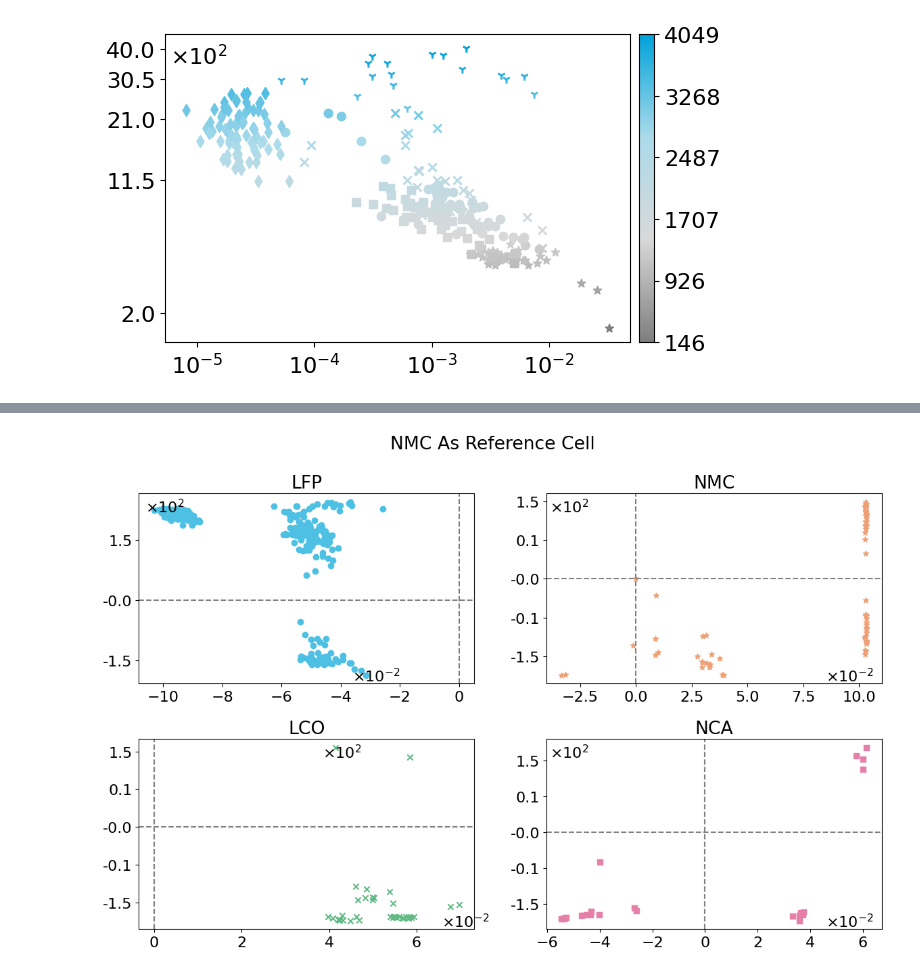
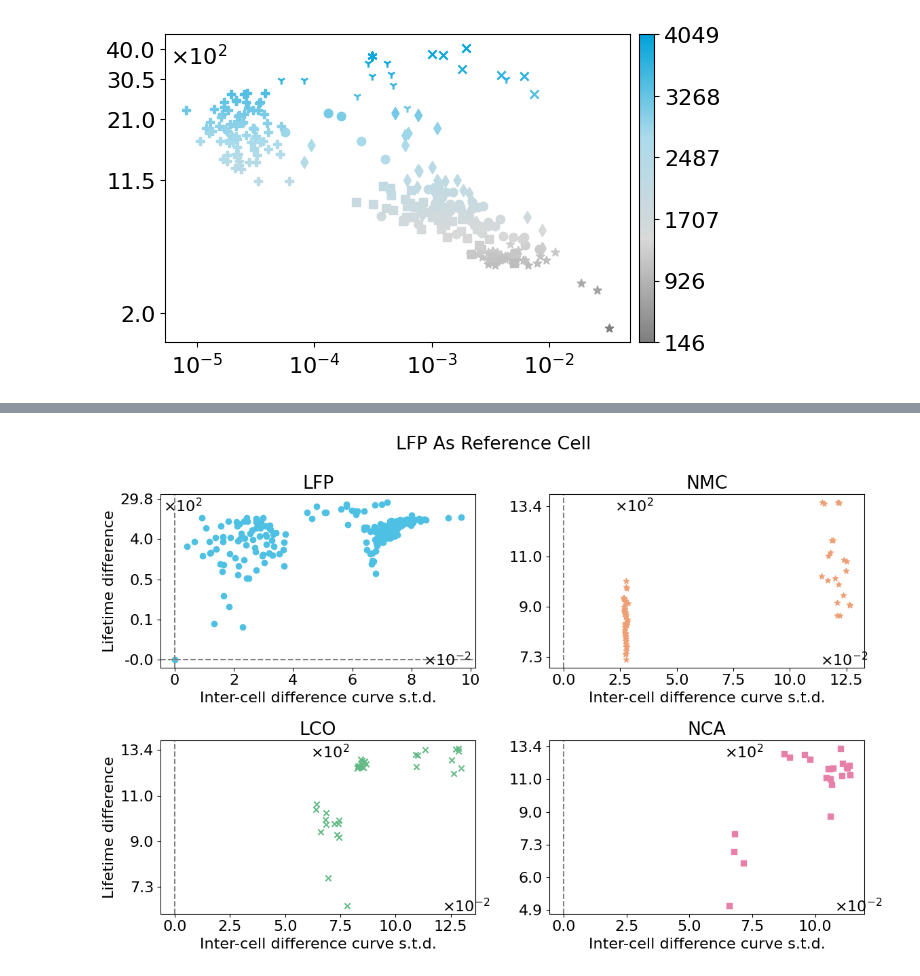
Before and after one commit to fingertap/BatLiNet, a Jupyter notebook: nmi_rebuttal/explain_clusters_in_fig1.ipynb, the cells around one changed output, grey strips where cells are left out. Saved outputs shown, nothing was run; the diff lists cells and outputs as text; code cells hidden in the pictures.

```diff
--- a/nmi_rebuttal/explain_clusters_in_fig1.ipynb
+++ b/nmi_rebuttal/explain_clusters_in_fig1.ipynb
@@ -141,10 +138,19 @@ def get_datasource(cell: BatteryData):
         indx = int(cell_id[1]) - 1
         datasource += matr_batch_names[indx]
 
+    elif datasource == 'SNL':
+        mean_temp = np.nanmean(cell.cycle_data[0].temperature_in_C)
+        if mean_temp < 20:
+            datasource = 'SNL-temp-18C'
+        elif mean_temp < 30:
+            datasource = 'SNL-temp-26C'
+        else:
+            datasource = 'SNL-temp-36C'
+
     return datasource
 
 matr_batch_names = ['-2017-05', '-2017-06', '-2018-04', '-2019-01']
-markers = iter(['o', '*', 'x', 's', 'd', '1'])
+markers = iter(['o', '*', 'd', 's', 'P', '1', 'x', (6, 2, 0)])
 
 ds_to_marker = {}
 for cell in material_map['LFP']:
@@ -331,7 +490,9 @@ for material, material_cells in material_map.items():
         label_diff = get_cycle_life(cell) - base_label
         q100 = get_V_of_Qd(cell.cycle_data[cycle], cell.nominal_capacity_in_Ah)
         feat = (q100 - base_100)
-        signed_var = np.sign(np.median(feat)) * np.log10(np.var(feat) + 1)
+        # signed_var = np.sign(np.median(feat)) * np.log10(np.var(feat) + 1)
+        signed_var = np.log10(np.var(feat) + 1)
+        label_diff = abs(label_diff)
         vars_.append(signed_var)
         labels.append(label_diff)
     color, marker = next(colors), next(markers)
@@ -359,8 +520,11 @@ for material, material_cells in material_map.items():
     xlim = ax.get_xlim()
     ax.hlines([0], *ax.get_xlim(), color='grey', linestyles='--')
     ax.set_xlim(xlim)
+    ax.set_xlabel('Inter-cell difference curve s.t.d.')
 
 
+axes[0, 0].set_ylabel('Lifetime difference')
+axes[1, 0].set_ylabel('Lifetime difference')
 fig.suptitle(f'{base_material} As Reference Cell')
 plt.tight_layout()
 plt.show()
@@ -391,7 +555,9 @@ for material, material_cells in material_map.items():
         label_diff = get_cycle_life(cell) - base_label
         q100 = get_V_of_Qd(cell.cycle_data[cycle], cell.nominal_capacity_in_Ah)
         feat = (q100 - base_100)
-        signed_var = np.sign(np.median(feat)) * np.log10(np.var(feat) + 1)
+        # signed_var = np.sign(np.median(feat)) * np.log10(np.var(feat) + 1)
+        signed_var = np.log10(np.var(feat) + 1)
+        label_diff = abs(label_diff)
         vars_.append(signed_var)
         labels.append(label_diff)
     color, marker = next(colors), next(markers)
@@ -420,6 +586,11 @@ for material, material_cells in material_map.items():
     ax.hlines([0], *ax.get_xlim(), color='grey', linestyles='--')
     ax.set_xlim(xlim)
 
+    ax.set_xlabel('Inter-cell difference curve s.t.d.')
+
+
+axes[0, 0].set_ylabel('Lifetime difference')
+axes[1, 0].set_ylabel('Lifetime difference')
 fig.suptitle(f'{base_material} As Reference Cell')
 plt.tight_layout()
 plt.show()
@@ -430,12 +692,12 @@ plt.show()
 fig, axes = plt.subplots(2, 2, figsize=(12, 8))
 plt.rcParams['font.size'] = 16
 
-base_material = 'NMC'
+base_material = 'LFP'
 base_cell = list(sorted(
     material_map[base_material], key=lambda x: x.cell_id
-))[-2]
+))[0]
 base_100 = get_V_of_Qd(
-    base_cell.cycle_data[cycle], base_cell.nominal_capacity_in_Ah)
+    base_cell.cycle_data[cycle], base_cell.nominal_capacity_in_Ah, mode='nan')
 base_label = get_cycle_life(base_cell)
 
 # Serialized
@@ -448,39 +710,46 @@ for material, material_cells in material_map.items():
     vars_, labels = [], []
     for cell in tqdm(material_cells, desc=f'Processing {material} cells'):
         label_diff = get_cycle_life(cell) - base_label
-        q100 = get_V_of_Qd(cell.cycle_data[cycle], cell.nominal_capacity_in_Ah)
+        q100 = get_V_of_Qd(cell.cycle_data[cycle], cell.nominal_capacity_in_Ah, mode='nan')
         feat = (q100 - base_100)
-        signed_var = np.sign(np.median(feat)) * np.log10(np.var(feat) + 1)
+        # signed_var = np.sign(np.median(feat)) * np.log10(np.var(feat) + 1)
+        signed_var = np.log10(np.nanstd(feat) + 1)
+        label_diff = abs(label_diff)
         vars_.append(signed_var)
         labels.append(label_diff)
     color, marker = next(colors), next(markers)
     max_labels, min_labels = max(labels), min(labels)
     signed_log_labels = np.log(np.abs(labels) + 1) * np.sign(labels)
     ax.scatter(np.array(vars_) * 100, signed_log_labels, color=color, marker=marker)
     ax.set_title(material)
     x_pos = ax.get_xlim()[0] + (ax.get_xlim()[1] - ax.get_xlim()[0]) * 1e-2
     y_pos = ax.get_ylim()[1] - (ax.get_ylim()[1] - ax.get_ylim()[0]) / 10
     ax.text(x_pos, y_pos, '$\\times 10^2$')
     x_pos = ax.get_xlim()[1] - (ax.get_xlim()[1] - ax.get_xlim()[0]) / 6
     y_pos = ax.get_ylim()[0] + (ax.get_ylim()[1] - ax.get_ylim()[0]) * 1e-2
     ax.text(x_pos, y_pos, '$\\times10^{{-2}}$')
 
     # yticks
     ylim = ax.get_ylim()
     yticks = ax.get_yticks()
     ytick_labels = (np.exp(abs(yticks)) * np.sign(yticks) - 1) / 100
     ax.set_yticks(yticks)
     ax.set_yticklabels([f'{x:.1f}' for x in ytick_labels])
     ax.set_ylim(ylim)
     # ax.set_ylabel(r'$sign(y_1-y_2)\cdot\log(|y_1-y_2|)$')
 
     ax.vlines([0], *ax.get_ylim(), color='grey', linestyles='--')
     xlim = ax.get_xlim()
     ax.hlines([0], *ax.get_xlim(), color='grey', linestyles='--')
     ax.set_xlim(xlim)
+    ax.set_xlabel('Inter-cell difference curve s.t.d.')
+
+
+axes[0, 0].set_ylabel('Lifetime difference')
+axes[1, 0].set_ylabel('Lifetime difference')
 
 fig.suptitle(f'{base_material} As Reference Cell')
 plt.tight_layout()
 plt.show()
 # %% [output]
-[figure, old version]
+[figure, new version]
```
Also changed, not shown: parts of 16 cells of this notebook, 36 other files.
